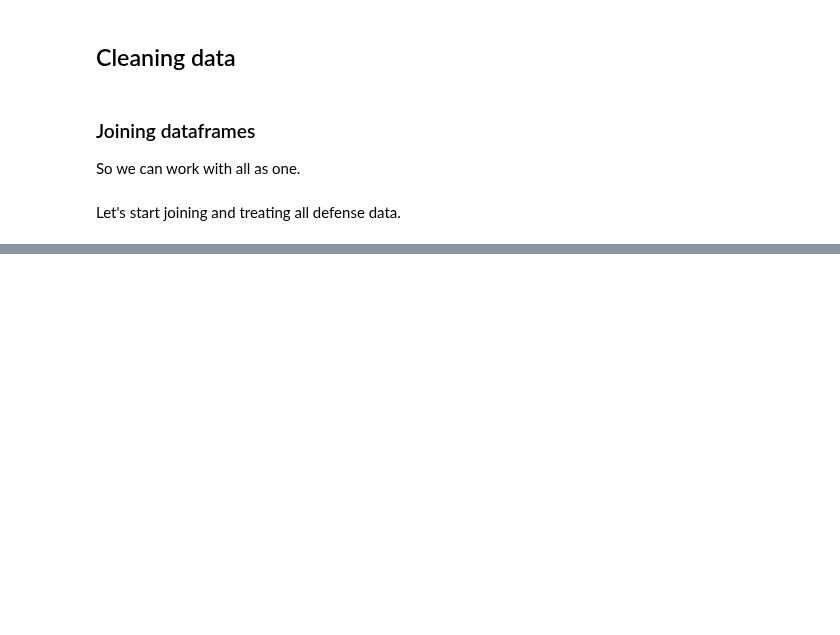
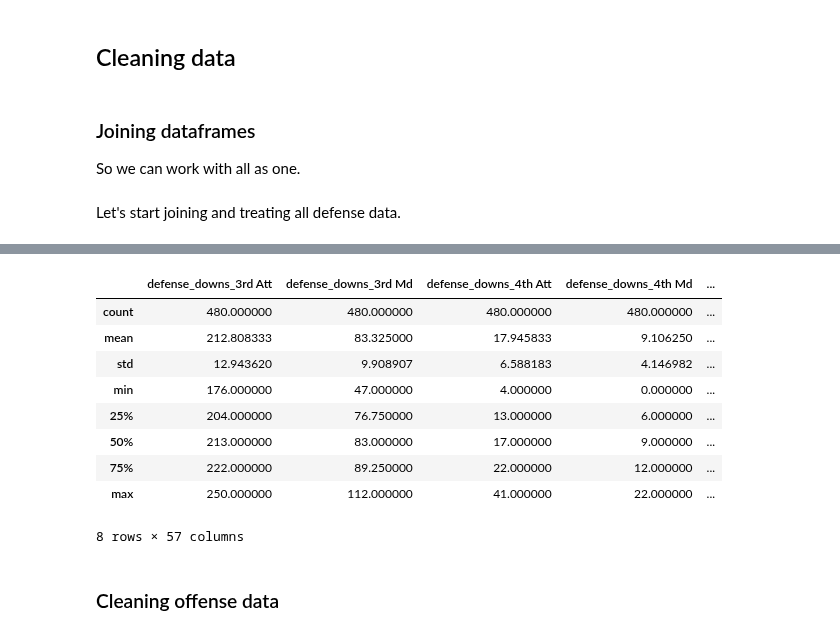
Before and after one commit to rafabandoni/nfl-predict, a Jupyter notebook: notebooks/00_nfl_predict_class.ipynb, the cells around one changed output, grey strips where cells are left out. Drawn from its saved outputs; the diff is of its cells as text; code cells hidden in the pictures; blank space fills up the shorter version.

Commit message:
started cleaning data

```diff
--- a/notebooks/00_nfl_predict_class.ipynb
+++ b/notebooks/00_nfl_predict_class.ipynb
@@ -78,5 +82,31 @@ Let's start joining and treating all defense data.
+# %%
+def get_df_name(df):
+  name =[x for x in globals() if globals()[x] is df][0]
+  return name
+
+def change_dataframes_columns(dataframes_list):
+  keep_names = ['year', 'Team']
+  for df in dataframes_list:
+    df_name = get_df_name(df)
+    new_columns = []
+    for column in df.columns:
+      if not column in (keep_names):
+        new_name = f'{df_name}_{column}'
+      else:
+        new_name = column
+      new_columns.append(new_name)
+    df.columns = new_columns
+
+def merge_dataframes(dataframes_list):
+  new_dataframe = dataframes_list[0].copy()
+  for df in dataframes_list[1:]:
+    new_dataframe = new_dataframe.merge(df,
+                                        on=['year', 'Team'],
+                                        how='left')
+  return new_dataframe
 # %%
 defense_dfs = [
+  defense_downs,
   defense_fumbles,
   defense_interceptions,
   defense_passing,
@@ -85,3 +115,8 @@ defense_dfs = [
   defense_scoring,
   defense_tackles,
 ]
+
+change_dataframes_columns(defense_dfs)
+defense_dataframe = merge_dataframes(defense_dfs)
+
+defense_dataframe.head()
@@ -109,8 +130,0 @@ for df in defense_dfs:
-# %%
-defense_dataframe = defense_downs.copy()
-for df in defense_dfs:
-  defense_dataframe = defense_dataframe.merge(df,
-                                              on=['year', 'Team'],
-                                              how='left')
-
-defense_dataframe.head()
@@ -134,0 +212,15 @@ array(['49ers', 'Bears', 'Bengals', 'Bills', 'Broncos', 'Browns',
+# %%
+defense_dataframe.describe()
+# %% [output]
+|  | defense_downs_3rd Att | defense_downs_3rd Md | defense_downs_4th Att | defense_downs_4th Md | ... |
+| count | 480.000000 | 480.000000 | 480.000000 | 480.000000 | ... |
+| mean | 212.808333 | 83.325000 | 17.945833 | 9.106250 | ... |
+| std | 12.943620 | 9.908907 | 6.588183 | 4.146982 | ... |
+| min | 176.000000 | 47.000000 | 4.000000 | 0.000000 | ... |
+| 25% | 204.000000 | 76.750000 | 13.000000 | 6.000000 | ... |
+| 50% | 213.000000 | 83.000000 | 17.000000 | 9.000000 | ... |
+| 75% | 222.000000 | 89.250000 | 22.000000 | 12.000000 | ... |
+| max | 250.000000 | 112.000000 | 41.000000 | 22.000000 | ... |
+8 rows × 57 columns
+# %% [markdown]
+### Cleaning offense data
```
Also changed, not shown: parts of 24 cells of this notebook.
